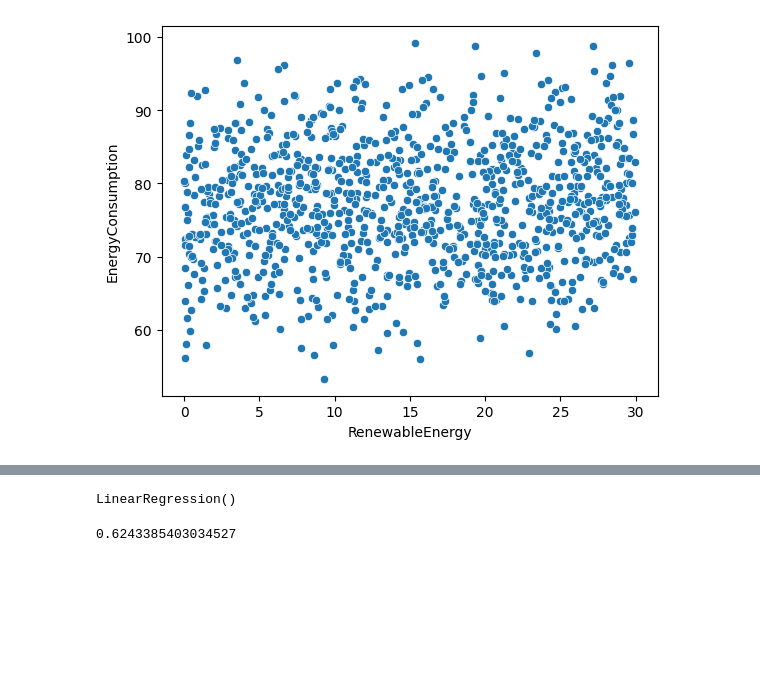
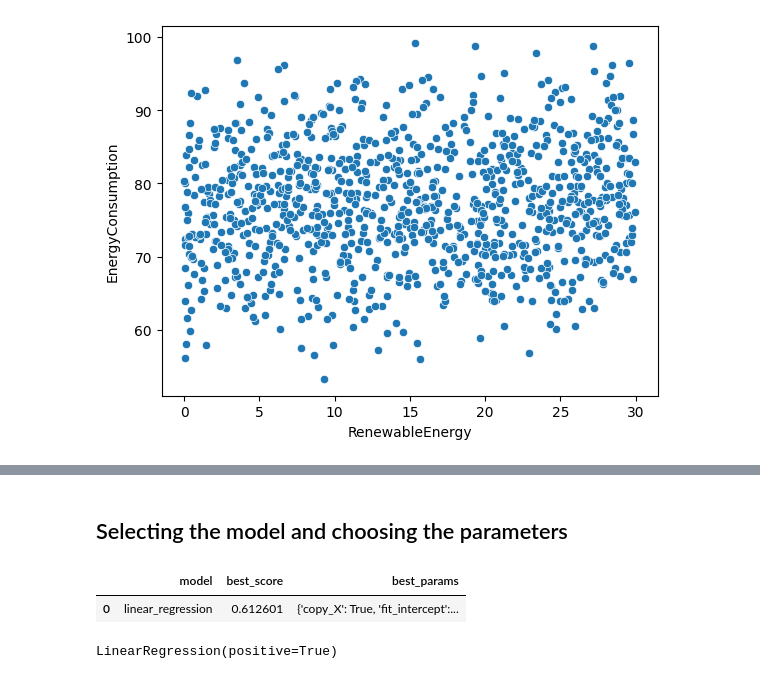
Before and after one commit to Leander-Antony/DataScience, a Jupyter notebook: MachineLearning/Linear_Regression/EnergyConsumption.ipynb, the cells around one changed output, grey strips where cells are left out. Cells and saved outputs as stored; diff of their text form; code cells hidden in the pictures; blank space fills up the shorter version.

Commit message:
energy consumption linear model

```diff
--- a/MachineLearning/Linear_Regression/LinearRegerssion.ipynb
+++ b/MachineLearning/Linear_Regression/EnergyConsumption.ipynb
@@ -101,17 +122,52 @@ X = df.drop((["EnergyConsumption","Timestamp"]),axis='columns')
 # %%
-X = df.drop((["Timestamp","Humidity","SquareFootage","RenewableEnergy","DayOfWeek","EnergyConsumption"]),axis='columns')
+X = df.drop(columns=['EnergyConsumption',"Timestamp"])
+y = df['EnergyConsumption']
 # %%
 from sklearn.model_selection import train_test_split
 X_train, X_test, y_train, y_test = train_test_split(X, y, train_size=0.8, random_state=42)
+# %% [markdown]
+## Selecting the model and choosing the parameters
 # %%
 from sklearn.linear_model import LinearRegression
+
+model_params = {
+    'linear_regression': {
+        'model': LinearRegression(),
+        'params' : {
+            'fit_intercept': [True, False],
+            'copy_X': [True, False],
+            'n_jobs': [None, 1, -1],
+            'positive': [True, False]
+        }
+    }
+}
+
 model = LinearRegression()
-# %%
-model.fit(X_train,y_train)
-# %% [output]
-LinearRegression()
-# %%
-model.score(X_train,y_train)
-# %% [output]
-0.6243385403034527
+# %%
+from sklearn.model_selection import GridSearchCV
+scores = []
+
+
+
+for model_name, mp in model_params.items():
+    clf =  GridSearchCV(mp['model'], mp['params'], cv=5, return_train_score=False)
+    clf.fit(X_train,y_train)
+    scores.append({
+        'model': model_name,
+        'best_score': clf.best_score_,
+        'best_params': clf.best_params_
+    })
+
+best = pd.DataFrame(scores,columns=['model','best_score','best_params'])
+best
+# %% [output]
+|  | model | best_score | best_params |
+| 0 | linear_regression | 0.612601 | {'copy_X': True, 'fit_intercept':... |
+# %%
+# Fit the final model with the best parameters
+best_model_params = best.loc[best['model'] == 'linear_regression', 'best_params'].values[0]
+final_model = LinearRegression(**best_model_params)
+final_model.fit(X_train, y_train)
+# %% [output]
+LinearRegression(positive=True)
 # %%
```
Also changed, not shown: parts of 12 cells of this notebook.
